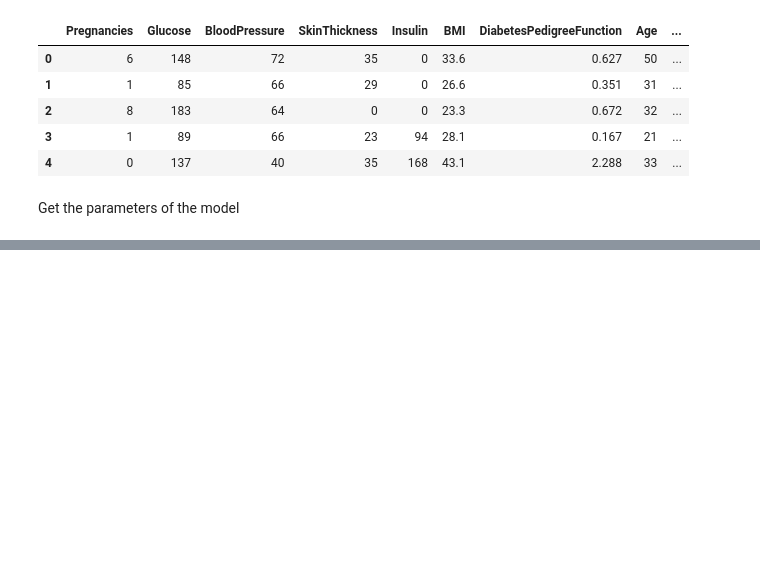
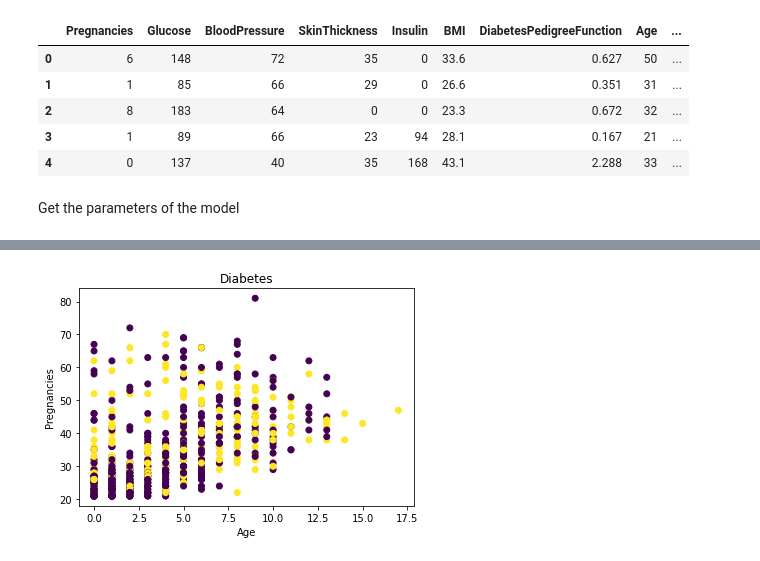
Before and after one commit to Abdoul-K-S/ML, a Jupyter notebook: diabete_Logistic_Regression.ipynb, the cells around one changed output, grey strips where cells are left out. Cells and saved outputs as stored; diff of their text form; code cells hidden in the pictures; blank space fills up the shorter version.

```diff
--- a/diabete_Logistic_Regression.ipynb
+++ b/diabete_Logistic_Regression.ipynb
@@ -65,0 +109,3 @@ plt.show()
+# %%
+data_microchip = pd.read_csv('datasets/diabetes2.csv')
+data_microchip.head()
@@ -65,0 +119,18 @@ plt.show()
+# %%
+X = np.c_[data_microchip[["Pregnancies", "Age"]]]
+y = np.c_[data_microchip["Outcome"]]
+
+(m,n) = X.shape
+# %%
+X1 = X[:,0]
+X2 = X[:,1]
+
+# display
+fig = plt.figure()
+plt.title('Diabetes')
+plt.xlabel('Age')
+plt.ylabel('Pregnancies')
+plt.scatter(X1,X2, c=y.ravel())
+plt.show()
+# %% [output]
+[figure, added]
```
Also changed, not shown: parts of 26 cells of this notebook.
